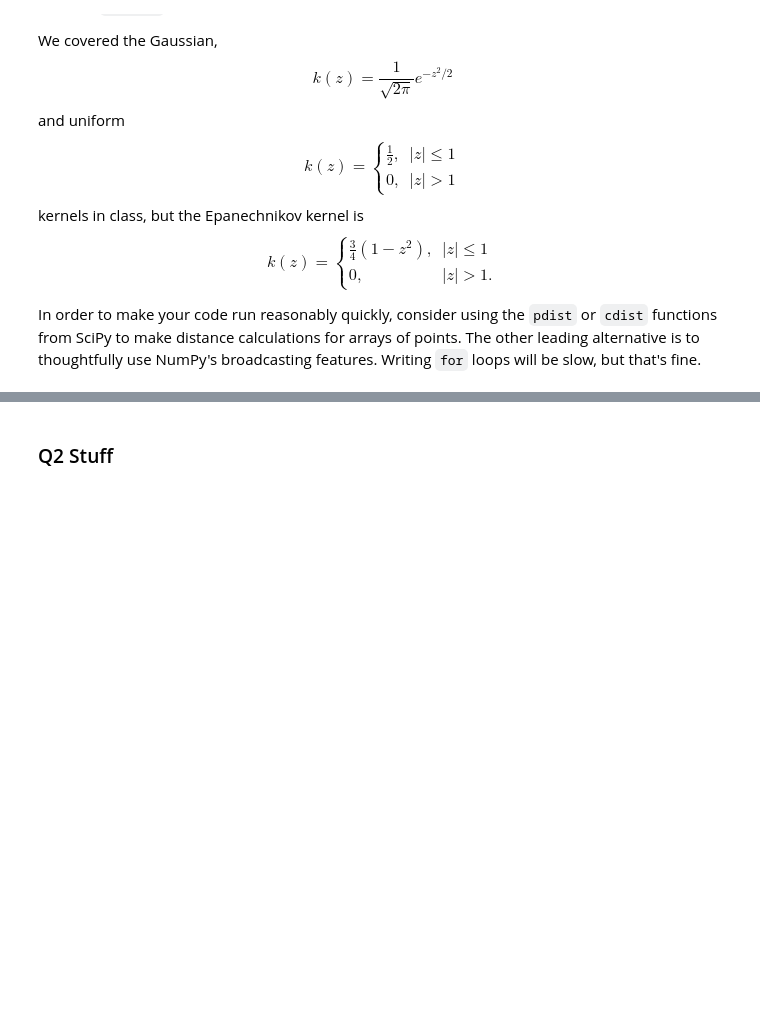
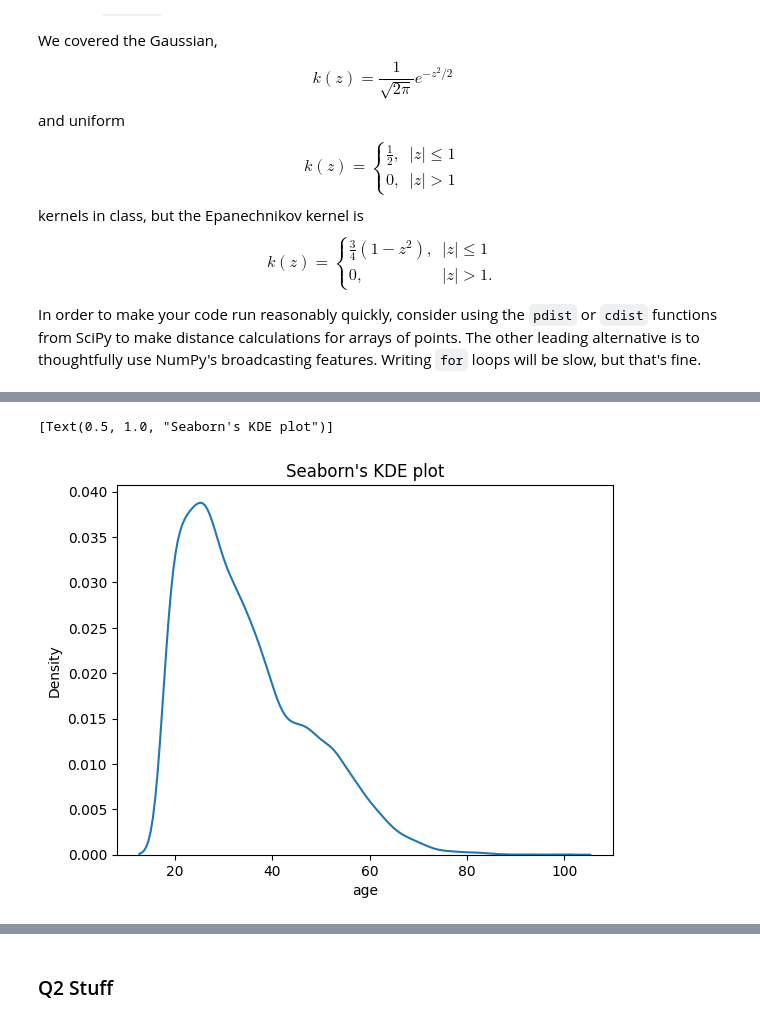
Before and after one commit to kevincha12/visualization_assignment, a Jupyter notebook: assignment.ipynb, the cells around one changed output, grey strips where cells are left out. Saved outputs shown, nothing was run; the diff lists cells and outputs as text; code cells hidden in the pictures; blank space fills up the shorter version.

```diff
--- a/assignment.ipynb
+++ b/assignment.ipynb
@@ -71,0 +106,5 @@ def kde_plot(arr, bw=None, kernel='gaussian'):
+# %%
+sns.kdeplot(arr, bw_method='silverman').set(title='Seaborn\'s KDE plot')
+# %% [output]
+[Text(0.5, 1.0, "Seaborn's KDE plot")]
+[figure, added]
```
Also changed, not shown: parts of 11 cells of this notebook.
